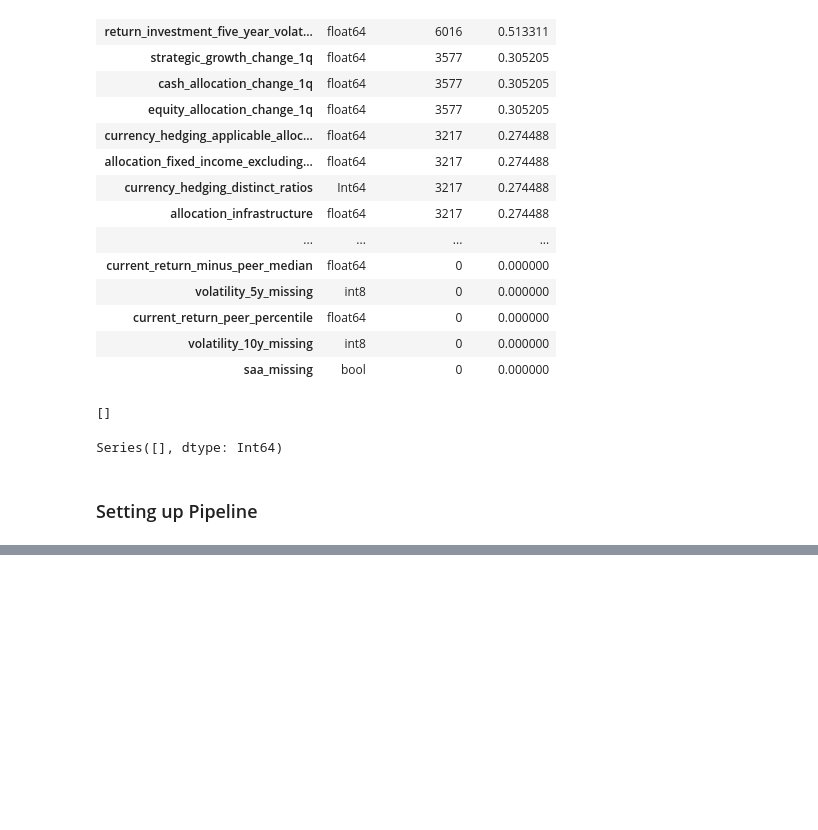
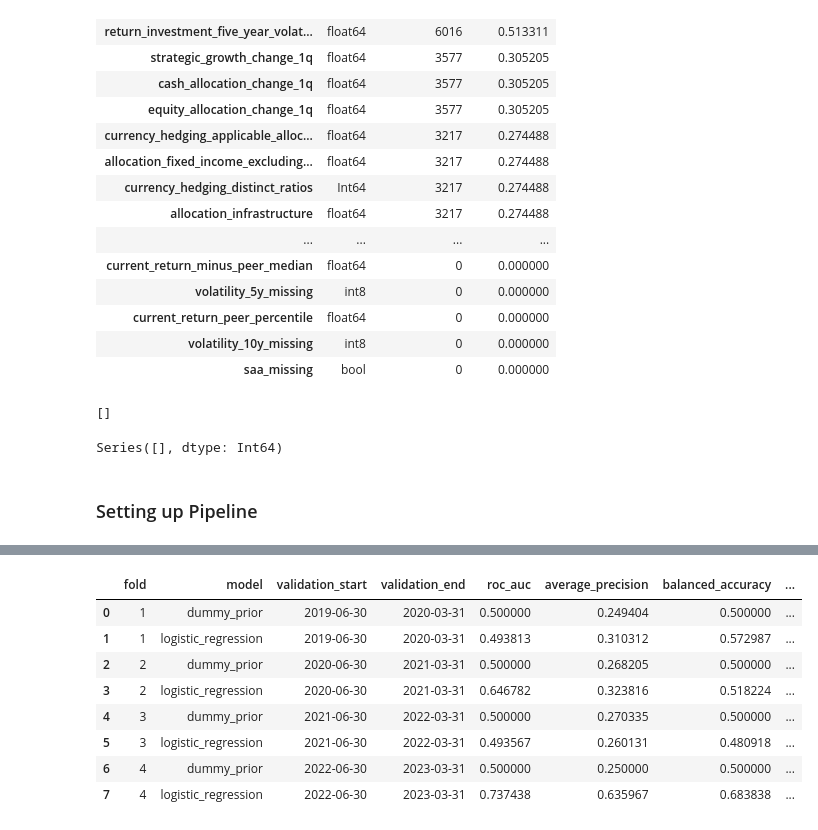
Before and after one commit to terra9/superannuation-performance-early-warning, a Jupyter notebook: notebooks/baseline_modelling.ipynb, the cells around one changed output, grey strips where cells are left out. Saved outputs shown, nothing was run; the diff lists cells and outputs as text; code cells hidden in the pictures; blank space fills up the shorter version.

```diff
--- a/notebooks/baseline_modelling.ipynb
+++ b/notebooks/baseline_modelling.ipynb
@@ -645,0 +921,25 @@ from sklearn.linear_model import LogisticRegression
+# %%
+fold_results[
+    [
+        "fold",
+        "model",
+        "validation_start",
+        "validation_end",
+        "roc_auc",
+        "average_precision",
+        "balanced_accuracy",
+        "precision",
+        "recall",
+        "f1",
+    ]
+]
+# %% [output]
+|  | fold | model | validation_start | validation_end | roc_auc | average_precision | balanced_accuracy | ... |
+| 0 | 1 | dummy_prior | 2019-06-30 | 2020-03-31 | 0.500000 | 0.249404 | 0.500000 | ... |
+| 1 | 1 | logistic_regression | 2019-06-30 | 2020-03-31 | 0.493813 | 0.310312 | 0.572987 | ... |
+| 2 | 2 | dummy_prior | 2020-06-30 | 2021-03-31 | 0.500000 | 0.268205 | 0.500000 | ... |
+| 3 | 2 | logistic_regression | 2020-06-30 | 2021-03-31 | 0.646782 | 0.323816 | 0.518224 | ... |
+| 4 | 3 | dummy_prior | 2021-06-30 | 2022-03-31 | 0.500000 | 0.270335 | 0.500000 | ... |
+| 5 | 3 | logistic_regression | 2021-06-30 | 2022-03-31 | 0.493567 | 0.260131 | 0.480918 | ... |
+| 6 | 4 | dummy_prior | 2022-06-30 | 2023-03-31 | 0.500000 | 0.250000 | 0.500000 | ... |
+| 7 | 4 | logistic_regression | 2022-06-30 | 2023-03-31 | 0.737438 | 0.635967 | 0.683838 | ... |
```
Also changed, not shown: parts of 9 cells of this notebook.
